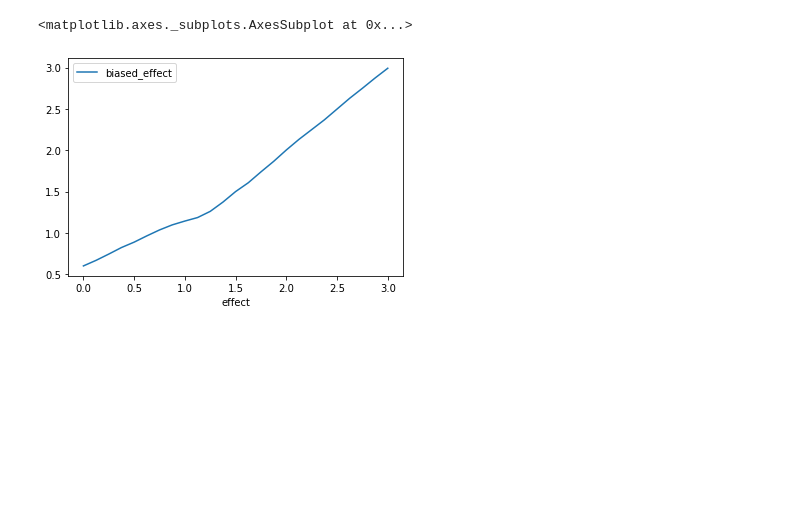
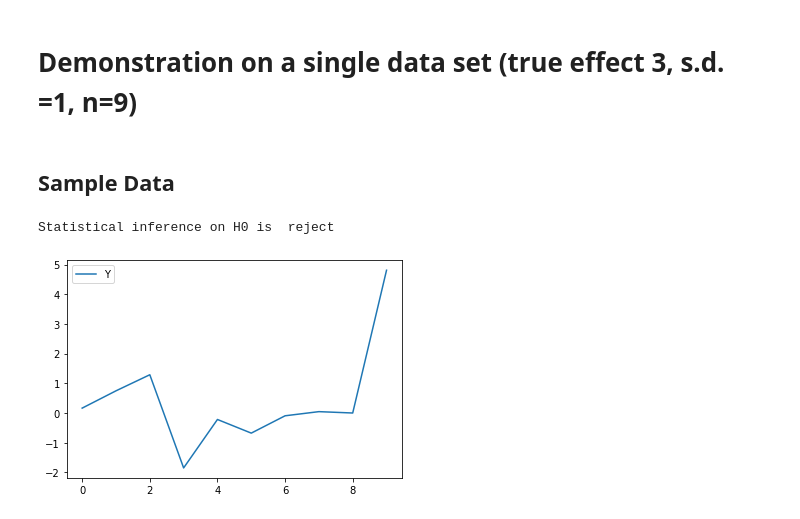
Before and after one commit to JonRMichel/simulations-event-studies, a Jupyter notebook: de-biased simulations effect size.ipynb, the cells around one changed output. Saved outputs shown, nothing was run; the diff lists cells and outputs as text; code cells hidden in the pictures; blank space fills up the shorter version.

Commit message:
fixed the de-biased

```diff
--- a/de-biased simulations effect size.ipynb
+++ b/de-biased simulations effect size.ipynb
@@ -66,5 +54,13 @@ print(true_effect)
-# %%
-h0_bias_range(Y,2000,0,3).plot(x='effect',y='biased_effect')
-# %% [output]
-<matplotlib.axes._subplots.AxesSubplot at 0x...>
-[figure, removed]
+# %%
+def h0_reject(Y):
+    sample_size = len(Y)
+    pre_mean = np.array(Y[0:-1]).mean()
+    pre_sd = np.array(Y[0:-1]).std()
+
+    delta = Y[-1] - pre_mean
+    reject_threshold = 1.65*pre_sd * np.sqrt( (sample_size-1)/sample_size)
+
+    if delta > reject_threshold:
+        return 'reject'
+    else:
+        return 'no_reject'
@@ -70,0 +102,16 @@ h0_bias_range(Y,2000,0,3).plot(x='effect',y='biased_effect')
+# %% [markdown]
+# Demonstration on a single data set (true effect 3, s.d. =1, n=9)
+# %% [markdown]
+## Sample Data
+# %%
+true_effect = 3
+
+Y = np.random.normal(0,1,9)
+Y = np.append(Y, np.random.normal(true_effect,1,1)[0])
+print('Statistical inference on H0 is ', h0_reject(Y))
+
+pd.DataFrame({'Y':Y}).plot()
+plt.show()
+# %% [output]
+Statistical inference on H0 is  reject
+[figure, added]
```
Also changed, not shown: parts of 15 cells of this notebook.
